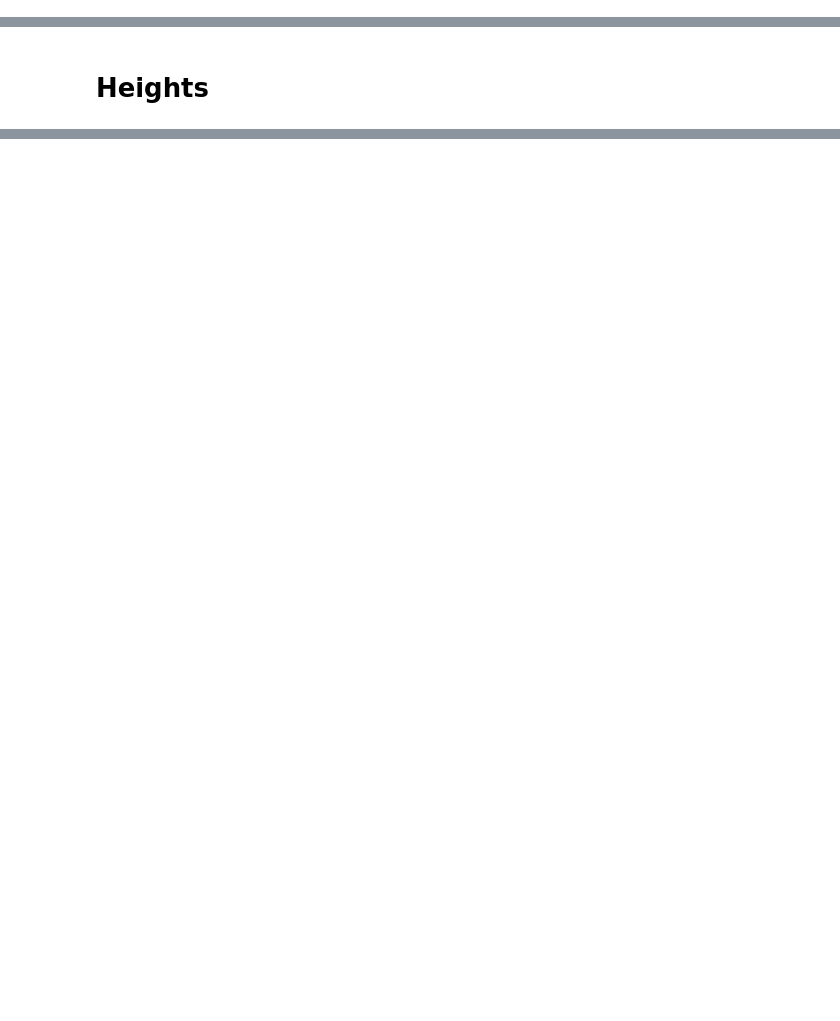
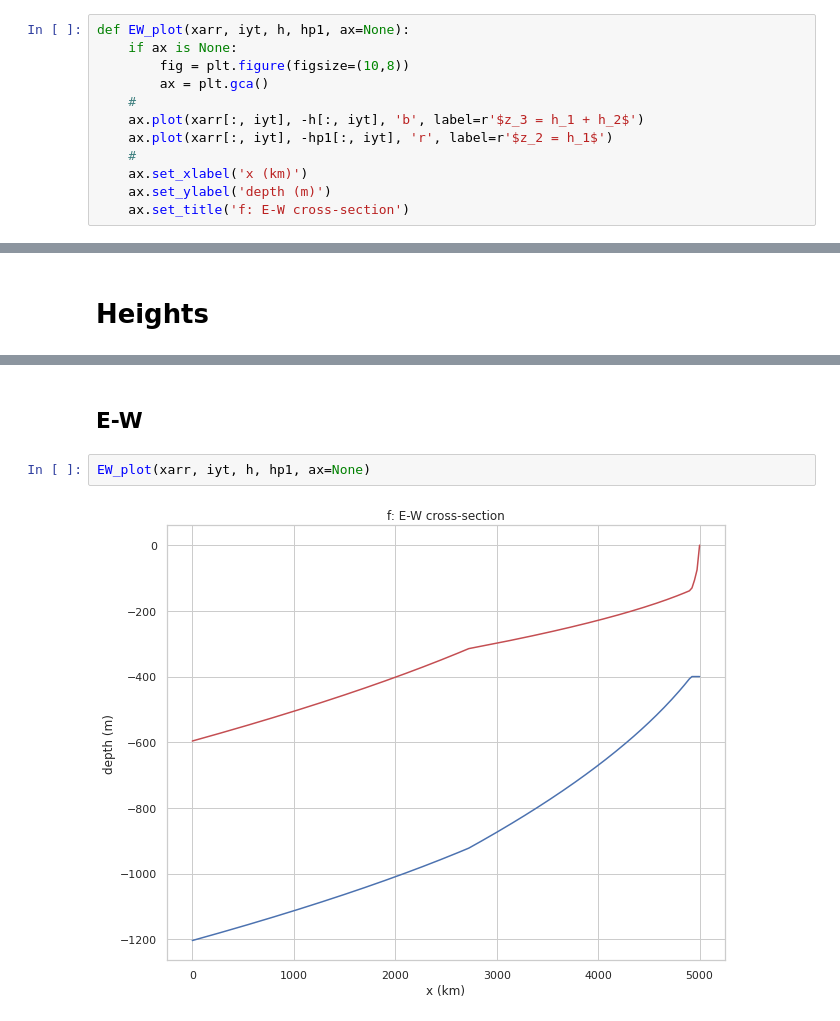
Before and after one commit to profxj/ocea200, a Jupyter notebook: OCEA-201/hw/5/Homework5.ipynb, the cells around one changed output, grey strips where cells are left out. Drawn from its saved outputs; the diff is of its cells as text; blank space fills up the shorter version.

```diff
--- a/OCEA-201/hw/5/Homework5.ipynb
+++ b/OCEA-201/hw/5/Homework5.ipynb
@@ -57,2 +69,14 @@ def contour_plot(field, title=None, cmap='jet', nlevels=8, clabel=True, ax=None,
+# %%
+def EW_plot(xarr, iyt, h, hp1, ax=None):
+    if ax is None:
+        fig = plt.figure(figsize=(10,8))
+        ax = plt.gca()
+    #
+    ax.plot(xarr[:, iyt], -h[:, iyt], 'b', label=r'$z_3 = h_1 + h_2$')
+    ax.plot(xarr[:, iyt], -hp1[:, iyt], 'r', label=r'$z_2 = h_1$')
+    #
+    ax.set_xlabel('x (km)')
+    ax.set_ylabel('depth (m)')
+    ax.set_title('f: E-W cross-section')
 # %% [markdown]
 # North Atlantic
@@ -79,0 +130,6 @@ contour_plot(psi1, x=xarr, y=yarr, shadx=shadx, shady=shady,
+# %% [markdown]
+## E-W
+# %%
+EW_plot(xarr, iyt, h, hp1, ax=None)
+# %% [output]
+[figure, added]
```
Also changed, not shown: parts of 12 cells of this notebook, 1 other file.
